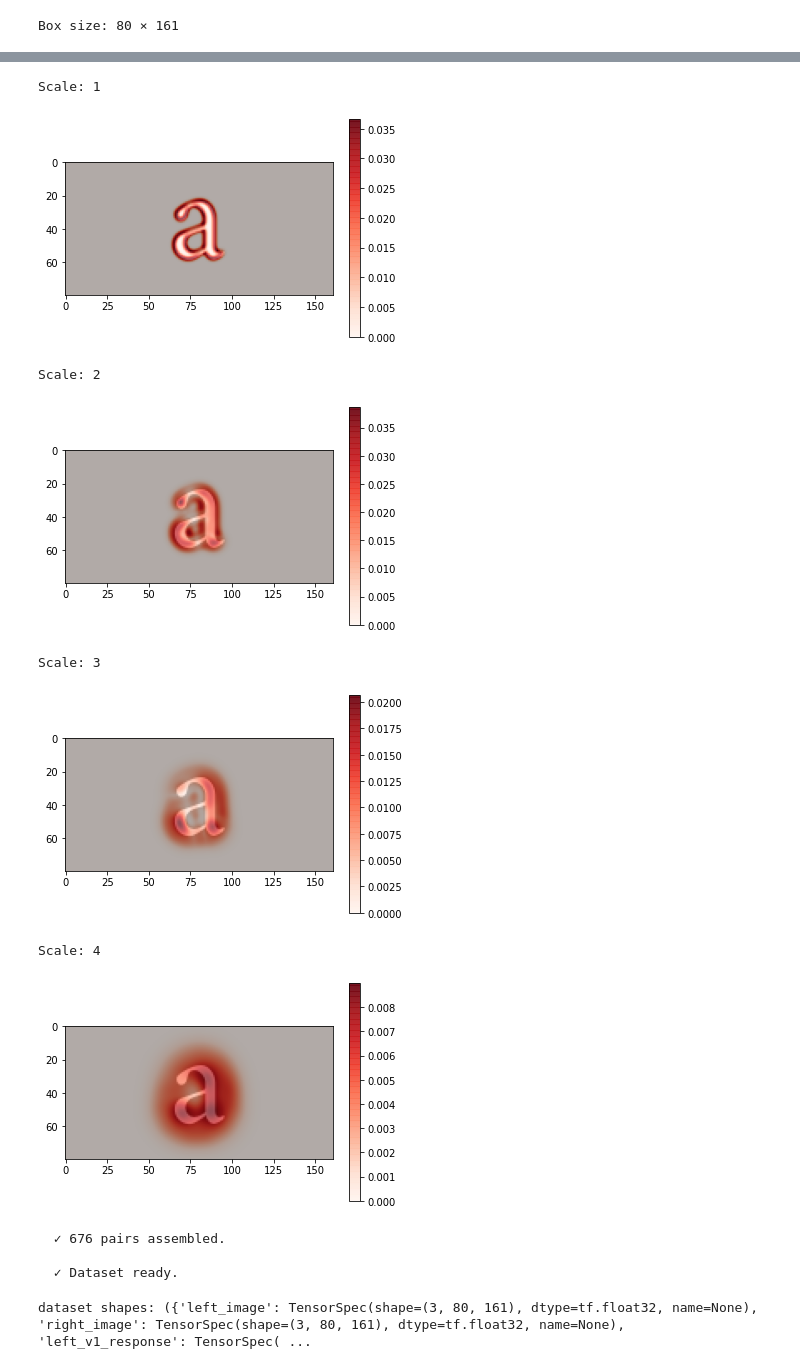
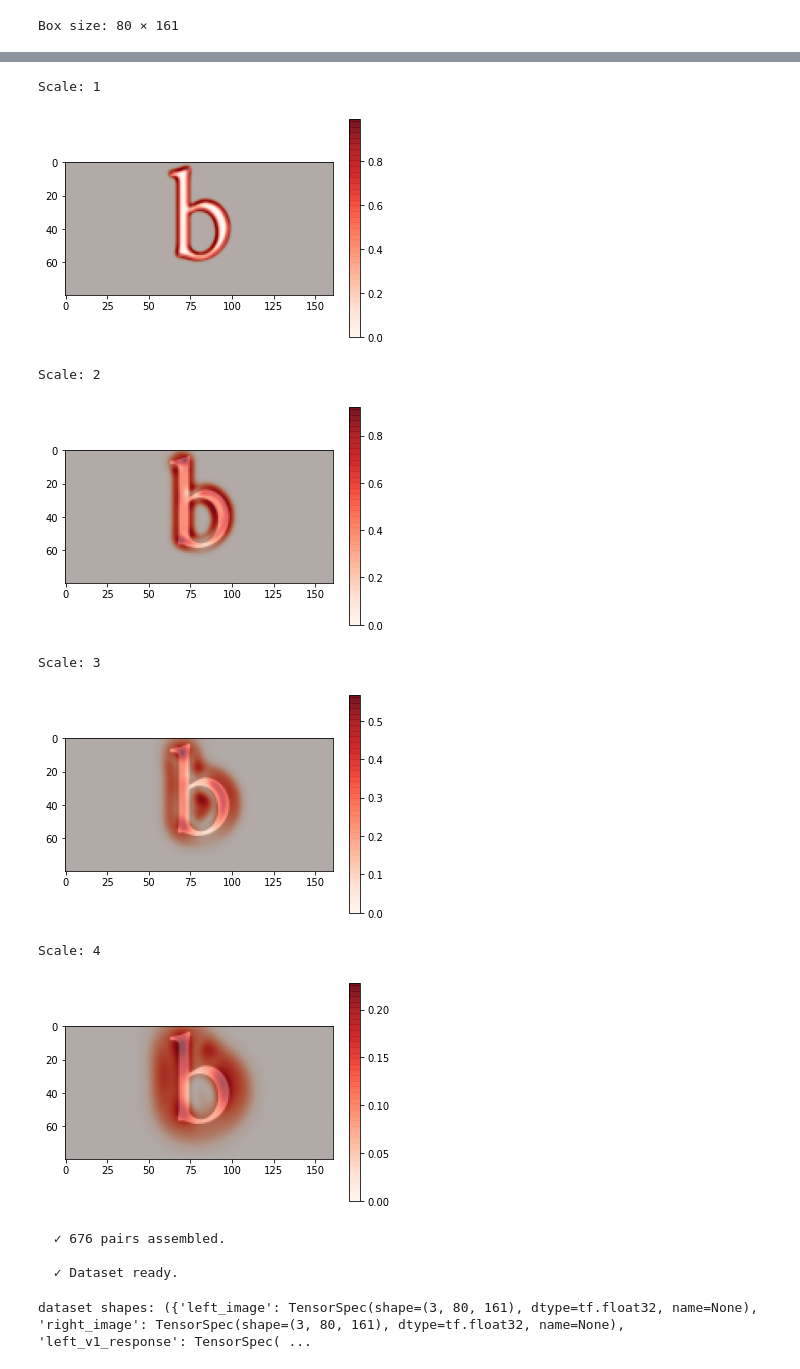
Before and after one commit to skosch/YinYangFit, a Jupyter notebook: YinYangFit.ipynb, the cells around one changed output, grey strips where cells are left out. Saved outputs shown, nothing was run; the diff lists cells and outputs as text; code cells hidden in the pictures.

```diff
--- a/YinYangFit.ipynb
+++ b/YinYangFit.ipynb
@@ -156,7 +161,7 @@ def get_v1_filter_bank(skip_scales, display_filters=False):
         d2_relu_sum = np.sum(d2_space * (d2_space > 0))
         d2 = (d1_relu_sum / d2_relu_sum) * np.fft.fft2(np.fft.ifftshift(d2_space + 1j * np.zeros_like(d2_space)))
 
-        return (d1 + 1j*d2) / (5 * np.max(tf.abs(d1+1j*d2))) # Max output should be about 0.2, which leaves lots of flexibility for the HRA later
+        return (d1 + 1j*d2) / (np.max(tf.abs(d1+1j*d2))) # Max output should be about 0.2, which leaves lots of flexibility for the HRA later
 
     filter_bank = np.zeros((n_v1_scales, n_v1_orientations, 2*box_height, 2*box_width)).astype(np.complex64)
 
@@ -184,7 +189,7 @@ def get_v1_filter_bank(skip_scales, display_filters=False):
 
     return filter_bank.astype(np.complex64)
 
-filter_bank = get_v1_filter_bank(0, display_filters=False)
+filter_bank = get_v1_filter_bank(0, display_filters=True)
 
 
 def apply_filter_bank(input_image, filter_bank):
@@ -237,8 +243,8 @@ print("  ✓", len(glyph_char_list), "glyphs filtered.", flush=True)
 # 1a. Show an example of filtered glyphs
 for si in range(n_v1_scales):
     print("Scale:", si)
-    plt.imshow(glyph_images["a"], cmap="gray")
-    plt.imshow(np.sum(np.abs(glyph_v1_responses["a"][si, :, :, :]), (0))**2, cmap="Reds", alpha=0.7)
+    plt.imshow(glyph_images["b"], cmap="gray")
+    plt.imshow(np.sum(np.abs(glyph_v1_responses["b"][si, :, :, :]), (0))**2, cmap="Reds", alpha=0.7)
     plt.colorbar()
     plt.show()
 
@@ -341,11 +347,11 @@ Scale: 0
 Scale: 1
-[figure, old version]
+[figure, new version]
 Scale: 2
-[figure, old version]
+[figure, new version]
 Scale: 3
-[figure, old version]
+[figure, new version]
 Scale: 4
-[figure, old version]
+[figure, new version]
   ✓ 676 pairs assembled.
 
   ✓ Dataset ready.
```
Also changed, not shown: parts of 6 cells of this notebook.
